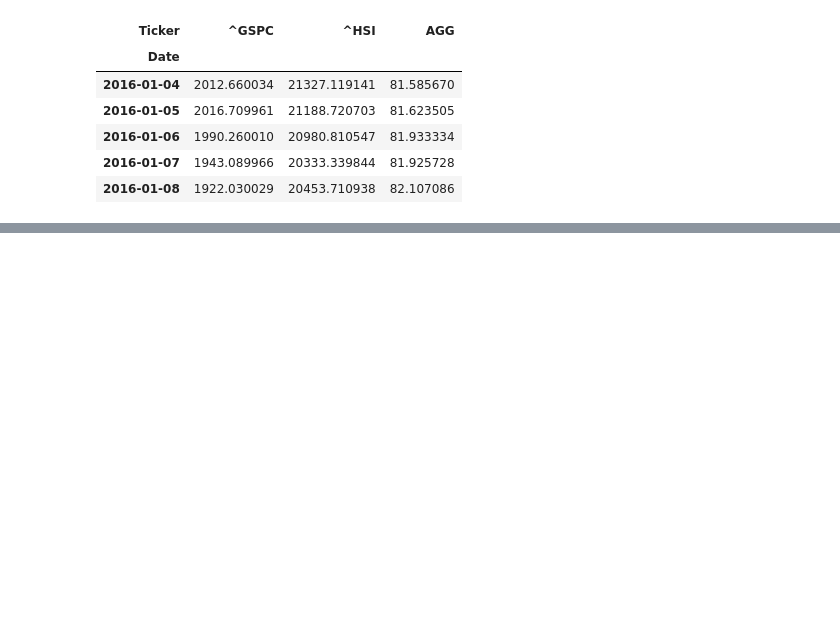
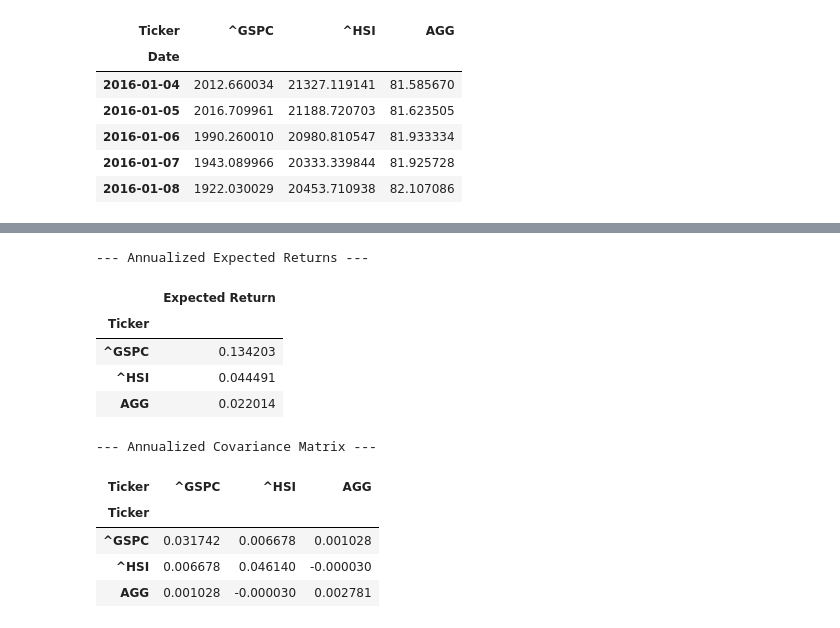
Before and after one commit to dcjznb/Optimizing-Macro-Asset-Allocation-for-Mandatory-Provident-Funds, a Jupyter notebook: MPF_Allocation.ipynb, the cells around one changed output, grey strips where cells are left out. Saved outputs shown, nothing was run; the diff lists cells and outputs as text; code cells hidden in the pictures; blank space fills up the shorter version.

```diff
--- a/MPF_Allocation.ipynb
+++ b/MPF_Allocation.ipynb
@@ -52,0 +52,26 @@ plt.show()
+# %%
+# 4. Calculate daily returns
+returns = clean_data.pct_change().dropna()
+
+# 5. Calculate annualized metrics (assuming 252 trading days in a year)
+trading_days = 252
+annual_returns = returns.mean() * trading_days
+annual_cov_matrix = returns.cov() * trading_days
+
+print("--- Annualized Expected Returns ---")
+display(pd.DataFrame(annual_returns, columns=['Expected Return']))
+print("\n--- Annualized Covariance Matrix ---")
+display(annual_cov_matrix)
+# %% [output]
+--- Annualized Expected Returns ---
+|  | Expected Return |
+| Ticker |  |
+| ^GSPC | 0.134203 |
+| ^HSI | 0.044491 |
+| AGG | 0.022014 |
+--- Annualized Covariance Matrix ---
+| Ticker | ^GSPC | ^HSI | AGG |
+| Ticker |  |  |  |
+| ^GSPC | 0.031742 | 0.006678 | 0.001028 |
+| ^HSI | 0.006678 | 0.046140 | -0.000030 |
+| AGG | 0.001028 | -0.000030 | 0.002781 |
```
Also changed, not shown: parts of 7 cells of this notebook, 1 other file.
